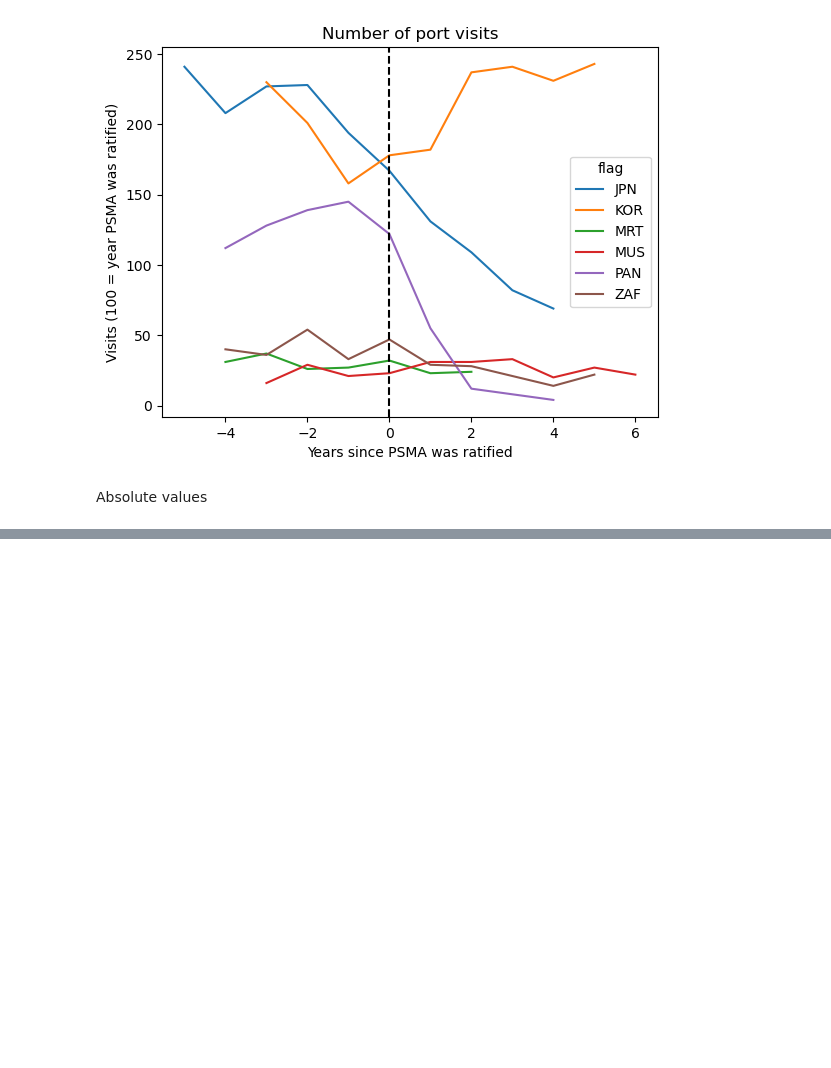
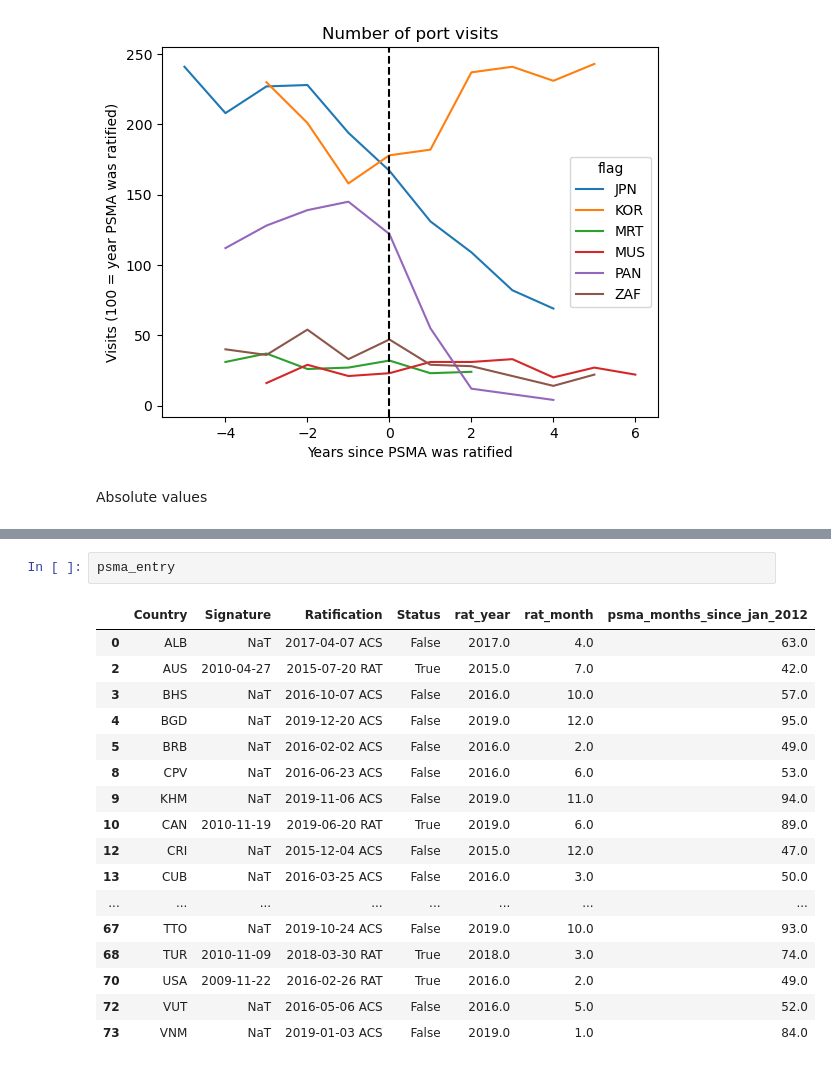
Before and after one commit to sebdodt/90739-iuu-systems-project, a Jupyter notebook: port_evaluation/eda/midterm/3_ports/psma.ipynb, the cells around one changed output, grey strips where cells are left out. Saved outputs shown, nothing was run; the diff lists cells and outputs as text; blank space fills up the shorter version.

```diff
--- a/port_evaluation/eda/midterm/3_ports/psma.ipynb
+++ b/port_evaluation/eda/midterm/3_ports/psma.ipynb
@@ -131,0 +193,20 @@ pycountry_convert.country_alpha2_to_continent_code
+# %%
+psma_entry
+# %% [output]
+|  | Country | Signature | Ratification | Status | rat_year | rat_month | psma_months_since_jan_2012 |
+| 0 | ALB | NaT | 2017-04-07 ACS | False | 2017.0 | 4.0 | 63.0 |
+| 2 | AUS | 2010-04-27 | 2015-07-20 RAT | True | 2015.0 | 7.0 | 42.0 |
+| 3 | BHS | NaT | 2016-10-07 ACS | False | 2016.0 | 10.0 | 57.0 |
+| 4 | BGD | NaT | 2019-12-20 ACS | False | 2019.0 | 12.0 | 95.0 |
+| 5 | BRB | NaT | 2016-02-02 ACS | False | 2016.0 | 2.0 | 49.0 |
+| 8 | CPV | NaT | 2016-06-23 ACS | False | 2016.0 | 6.0 | 53.0 |
+| 9 | KHM | NaT | 2019-11-06 ACS | False | 2019.0 | 11.0 | 94.0 |
+| 10 | CAN | 2010-11-19 | 2019-06-20 RAT | True | 2019.0 | 6.0 | 89.0 |
+| 12 | CRI | NaT | 2015-12-04 ACS | False | 2015.0 | 12.0 | 47.0 |
+| 13 | CUB | NaT | 2016-03-25 ACS | False | 2016.0 | 3.0 | 50.0 |
+| ... | ... | ... | ... | ... | ... | ... | ... |
+| 67 | TTO | NaT | 2019-10-24 ACS | False | 2019.0 | 10.0 | 93.0 |
+| 68 | TUR | 2010-11-09 | 2018-03-30 RAT | True | 2018.0 | 3.0 | 74.0 |
+| 70 | USA | 2009-11-22 | 2016-02-26 RAT | True | 2016.0 | 2.0 | 49.0 |
+| 72 | VUT | NaT | 2016-05-06 ACS | False | 2016.0 | 5.0 | 52.0 |
+| 73 | VNM | NaT | 2019-01-03 ACS | False | 2019.0 | 1.0 | 84.0 |
```
Also changed, not shown: parts of 12 cells of this notebook, 31 other files.
